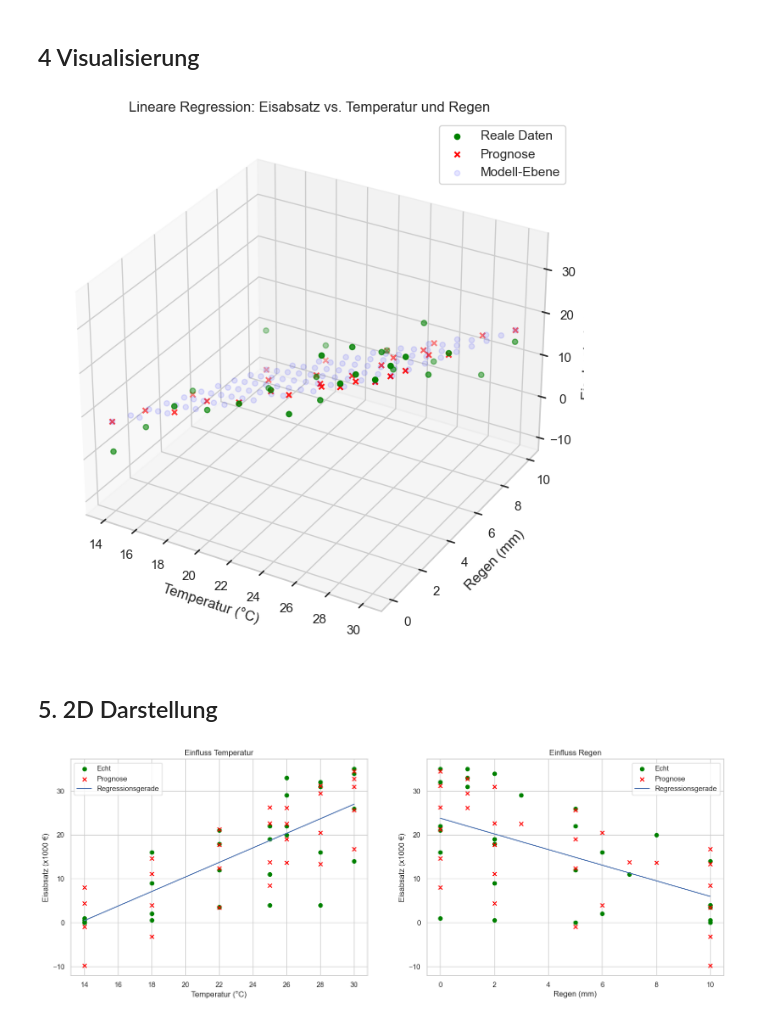
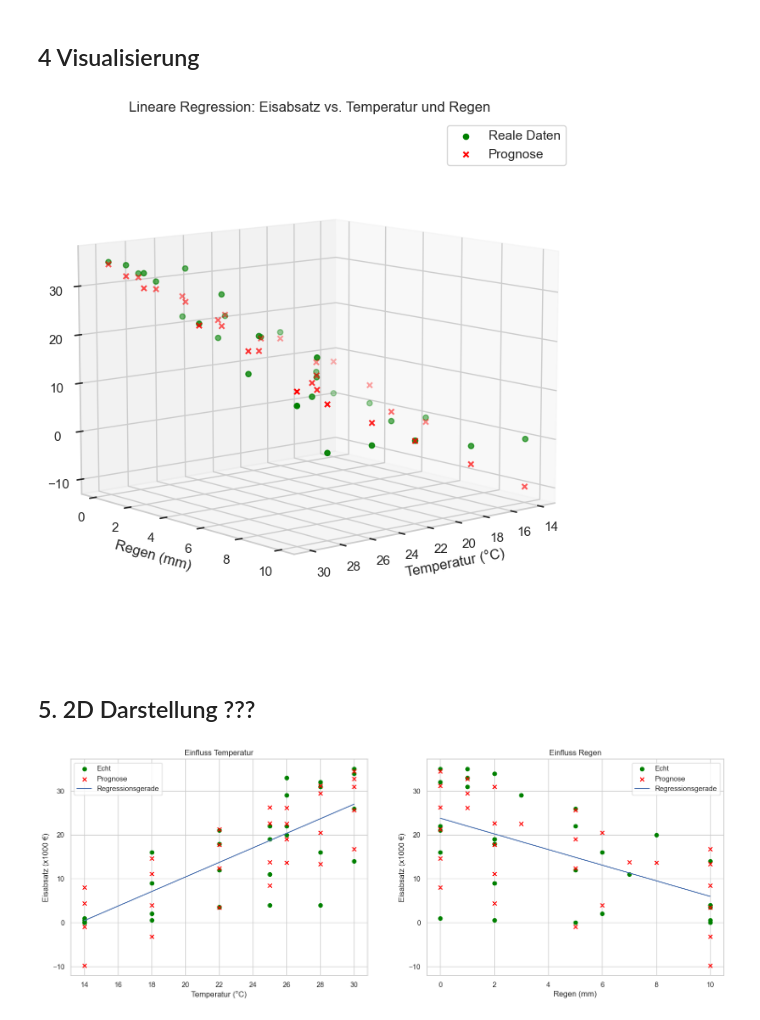
Before and after one commit to Ssaammyy36/Kurs-KI-Abgabe-1, a Jupyter notebook: Aufgabe_5/Aufgabe_5.ipynb, the cells around one changed output. Drawn from its saved outputs; the diff is of its cells as text; code cells hidden in the pictures.

```diff
--- a/Aufgabe_5/Aufgabe_5.ipynb
+++ b/Aufgabe_5/Aufgabe_5.ipynb
@@ -162,22 +165,23 @@ z_surf = a + b * x_surf + c * y_surf                                # Punkte der
 # %%
 # 3D-Plot erstellen
 fig = plt.figure(figsize=(8, 30))
 ax = fig.add_subplot(111, projection='3d')
 
 ax.scatter(X['Temperatur'], X['Regen'], y, c='green', marker='o', label='Reale Daten')              # Reale Datenpunkte
-ax.scatter(X['Temperatur'], X['Regen'], y_pred, c='red', marker='x', label='Prognose')            # Prognose Daten
-ax.scatter(x_surf, y_surf, z_surf, alpha=0.1, color='blue', label='Modell-Ebene')                   # Regressionsebene
+ax.scatter(X['Temperatur'], X['Regen'], y_pred, c='red', marker='x', label='Prognose')              # Prognose Daten
+#ax.scatter(x_surf, y_surf, z_surf, alpha=0.1, color='blue', label='Modell-Ebene')                   # Regressionsebene
 
 ax.set_xlabel('Temperatur (°C)')
 ax.set_ylabel('Regen (mm)')
 ax.set_zlabel('Eisabsatz (x1000 €)')
 ax.set_title('Lineare Regression: Eisabsatz vs. Temperatur und Regen')
+ax.view_init(elev=10, azim=50)
 ax.legend()
 plt.show()
 # %% [output]
-[figure, old version]
+[figure, new version]
 # %% [markdown]
-## 5. 2D Darstellung
+## 5. 2D Darstellung ???
 # %%
 # Setup
 fig, (ax1, ax2) = plt.subplots(1, 2, figsize=(18, 6))
```
Also changed, not shown: parts of 10 cells of this notebook, 7 other files.
